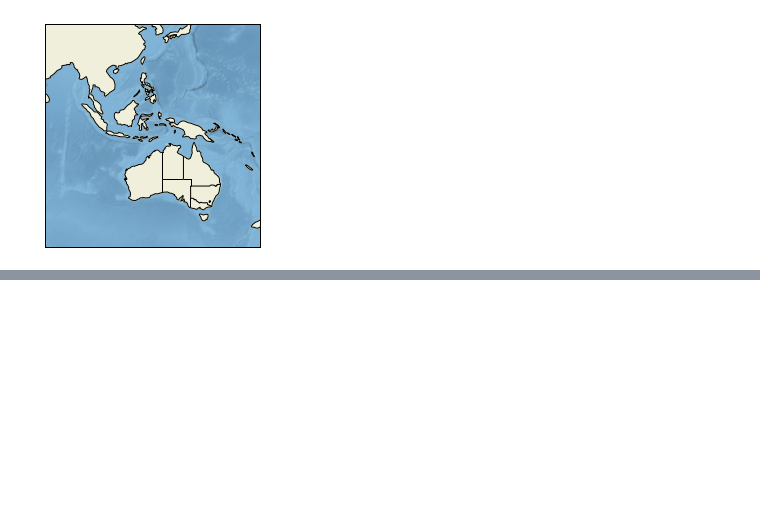
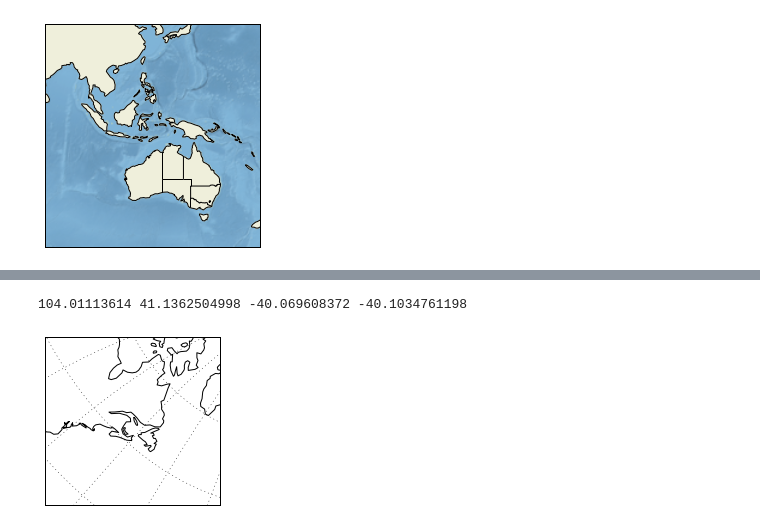
Before and after one commit to guziy/PyNotebooks, a Jupyter notebook: cartopy_demo.ipynb, the cells around one changed output, grey strips where cells are left out. Cells and saved outputs as stored; diff of their text form; code cells hidden in the pictures; blank space fills up the shorter version.

```diff
--- a/cartopy_demo.ipynb
+++ b/cartopy_demo.ipynb
@@ -42 +42,31 @@ plt.savefig("test.png")
 [figure]
+# %%
+bmap_params = {'llcrnrlat': 39.004303137858841,
+               'urcrnrlat': 62.443077596938053,
+               'projection': 'rotpole',
+               'llcrnrlon': -86.99883217016388,
+               'urcrnrlon': -40.221671371989302,
+               'lon_0': -73.350000000000009,
+               'o_lat_p': 37.878708451507158,
+               'resolution': 'c',
+               'o_lon_p': 176.70918638372871}
+# %%
+rpole_crs = ccrs.RotatedPole(pole_longitude=bmap_params["o_lon_p"],
+                             pole_latitude=bmap_params["o_lat_p"],
+                             central_rotated_longitude=bmap_params["lon_0"])
+# %%
+plt.figure(figsize=(6.92280629527, 3))
+ax = plt.axes(projection=rpole_crs)
+ax.coastlines(resolution='110m')
+ax.gridlines()
+#ax.set_extent()
+xll, yll = rpole_crs.transform_point(bmap_params["llcrnrlat"], bmap_params["llcrnrlon"], ccrs.Geodetic())
+xur, yur = rpole_crs.transform_point(bmap_params["urcrnrlat"], bmap_params["urcrnrlon"], ccrs.Geodetic())
+#ax.set_extent([xll, xur, yll, yur], crs=rpole_crs)
+
+ax.set_extent([bmap_params[key] for key in ['llcrnrlon', 'urcrnrlon', 'llcrnrlat', 'urcrnrlat']])
+
+print xll, xur, yll, yur
+# %% [output]
+104.01113614 41.1362504998 -40.069608372 -40.1034761198
+[figure, added]
```
Also changed, not shown: parts of 2 cells of this notebook.
